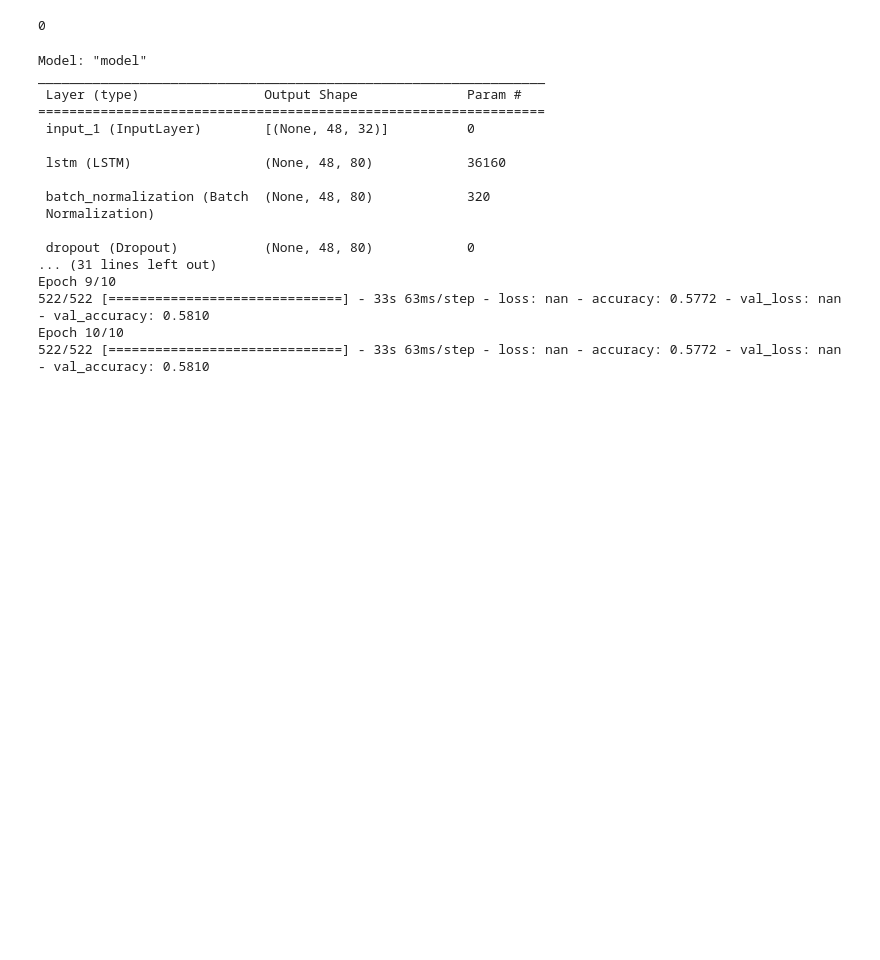
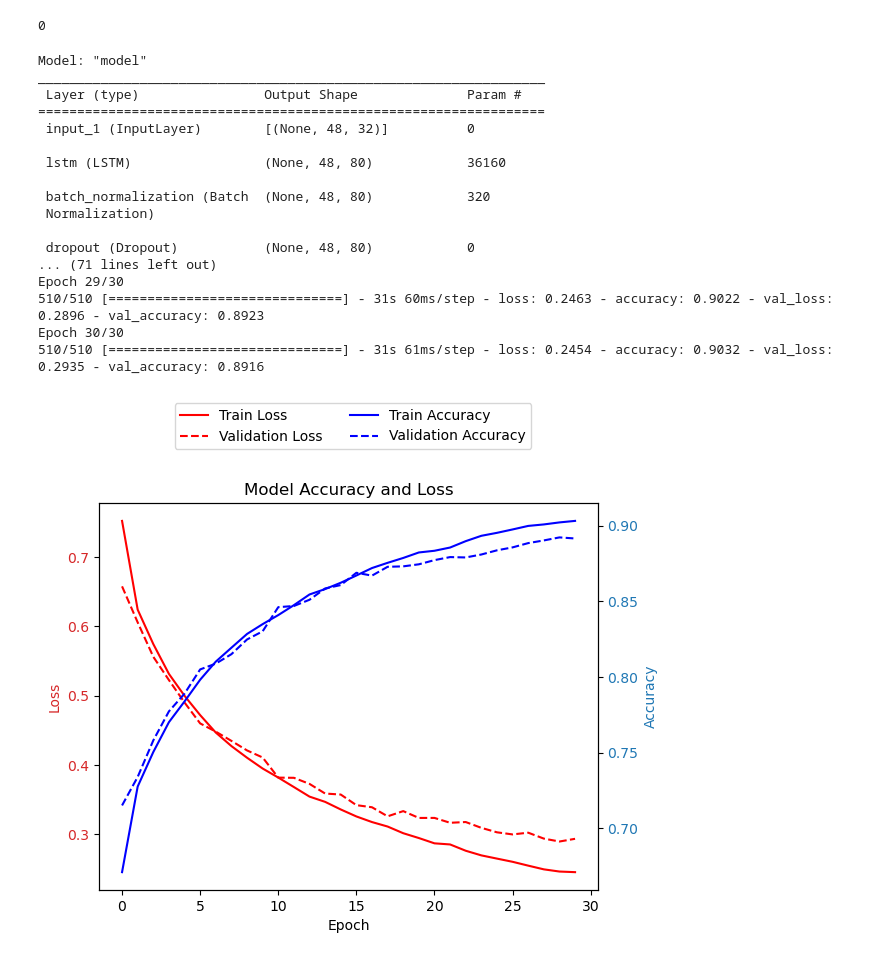
Before and after one commit to nikanhg/Funding_rate_Aave, a Jupyter notebook: Nikan/LSTM_grid_search.ipynb, the cells around one changed output. Drawn from its saved outputs; the diff is of its cells as text; code cells hidden in the pictures; blank space fills up the shorter version.

```diff
--- a/Nikan/LSTM_grid_search.ipynb
+++ b/Nikan/LSTM_grid_search.ipynb
@@ -320,7 +320,7 @@ from sklearn.metrics import confusion_matrix, accuracy_score, precision_score, r
 from tensorflow.keras.optimizers import Adadelta
 from keras.layers import BatchNormalization
 
-def train_v1(inputs, outputs, test_size=0.2, valid_size=0.25, epochs=5, batch_size=100, d1=0.1, d2 = 0.05, cell_size = 80):
+def train_v1(inputs, outputs, test_size=0.2, valid_size=0.25, epochs=30, batch_size=100, d1=0.1, d2 = 0.05, cell_size = 80):
     # Clearing the TensorFlow session to ensure the model starts with fresh weights and biases
     tf.keras.backend.clear_session()
     n_classes = 3
@@ -354,62 +354,64 @@ def train_v1(inputs, outputs, test_size=0.2, valid_size=0.25, epochs=5, batch_si
     rho=0.8,
     epsilon=1e-7)      # Default , to prevent division by zero)
 
-
-    # Compiling the model
-    def sparse_crossentropy_masked(y_true, y_pred):
-        y_true = tf.cast(y_true, tf.int32)
-        y_pred = tf.cast(y_pred, tf.float32)
-        loss = tf.compat.v1.losses.sparse_softmax_cross_entropy(y_true, y_pred)
-        return tf.reduce_mean(loss)
-
     LSTM_base.compile(
         optimizer=optimizer,
-        loss=sparse_crossentropy_masked,
+        loss='sparse_categorical_crossentropy',
         metrics=['accuracy'])
 
     # Training the model
     history = LSTM_base.fit(x=X_train, y=y_train,
                     validation_data=(X_valid, y_valid),
                     epochs=epochs,
                     batch_size=batch_size,
                     shuffle=False)
 
-    # Extract the specific loss keys for class_predictions
-    class_train_loss_key = 'class_loss'
-    class_val_loss_key = 'val_class_loss'
+    fig, ax1 = plt.subplots()
 
-    # Plot the class_predictions losses
-    plt.plot(history.history[class_train_loss_key], label='Class Train Loss')
-    plt.plot(history.history[class_val_loss_key], label='Class Validation Loss')
+    # Plot losses on the primary y-axis
+    ax1.set_xlabel('Epoch')
+    ax1.set_ylabel('Loss', color='tab:red')
+    ax1.plot(history.history['loss'], label='Train Loss', color='red', linestyle='-')
+    ax1.plot(history.history['val_loss'], label='Validation Loss', color='red', linestyle='--')
+    ax1.tick_params(axis='y', labelcolor='tab:red')
 
-    # Add labels and legend
-    plt.xlabel('Epoch')
-    plt.ylabel('Loss')
-    plt.legend()
-    plt.title('Training and Validation Losses Class Prediction')
+    # Create a second y-axis for accuracy
+    ax2 = ax1.twinx()
+    ax2.set_ylabel('Accuracy', color='tab:blue')
+    ax2.plot(history.history['accuracy'], label='Train Accuracy', color='blue', linestyle='-')
+    ax2.plot(history.history['val_accuracy'], label='Validation Accuracy', color='blue', linestyle='--')
+    ax2.tick_params(axis='y', labelcolor='tab:blue')
+
+    # Combine legends from both axes
+    fig.legend(loc='upper center', bbox_to_anchor=(0.5, 1.15), ncol=2)  # Legend outside the plot
+
+    plt.title('Model Accuracy and Loss')
+    plt.tight_layout()  # Adjust layout to avoid clipping
     plt.show()
+
 
     y_pred = LSTM_base.predict(X_test)
     y_pred = np.argmax(y_pred, axis=-1)
 
     return y_test, y_pred
 
 y_test, y_pred = train_v1(all_inputs, output_1)
 # %% [output]
 Model: "model"
 _________________________________________________________________
  Layer (type)                Output Shape              Param #
 =================================================================
  input_1 (InputLayer)        [(None, 48, 32)]          0
 
  lstm (LSTM)                 (None, 48, 80)            36160
 
  batch_normalization (Batch  (None, 48, 80)            320
  Normalization)
 
  dropout (Dropout)           (None, 48, 80)            0
-... (31 lines left out)
-Epoch 9/10
-522/522 [==============================] - 33s 63ms/step - loss: nan - accuracy: 0.5772 - val_loss: nan - val_accuracy: 0.5810
-Epoch 10/10
-522/522 [==============================] - 33s 63ms/step - loss: nan - accuracy: 0.5772 - val_loss: nan - val_accuracy: 0.5810
+... (71 lines left out)
+Epoch 29/30
+510/510 [==============================] - 31s 60ms/step - loss: 0.2463 - accuracy: 0.9022 - val_loss: 0.2896 - val_accuracy: 0.8923
+Epoch 30/30
+510/510 [==============================] - 31s 61ms/step - loss: 0.2454 - accuracy: 0.9032 - val_loss: 0.2935 - val_accuracy: 0.8916
+[figure, added]
```
Also changed, not shown: parts of 2 cells of this notebook, 1 other file.
